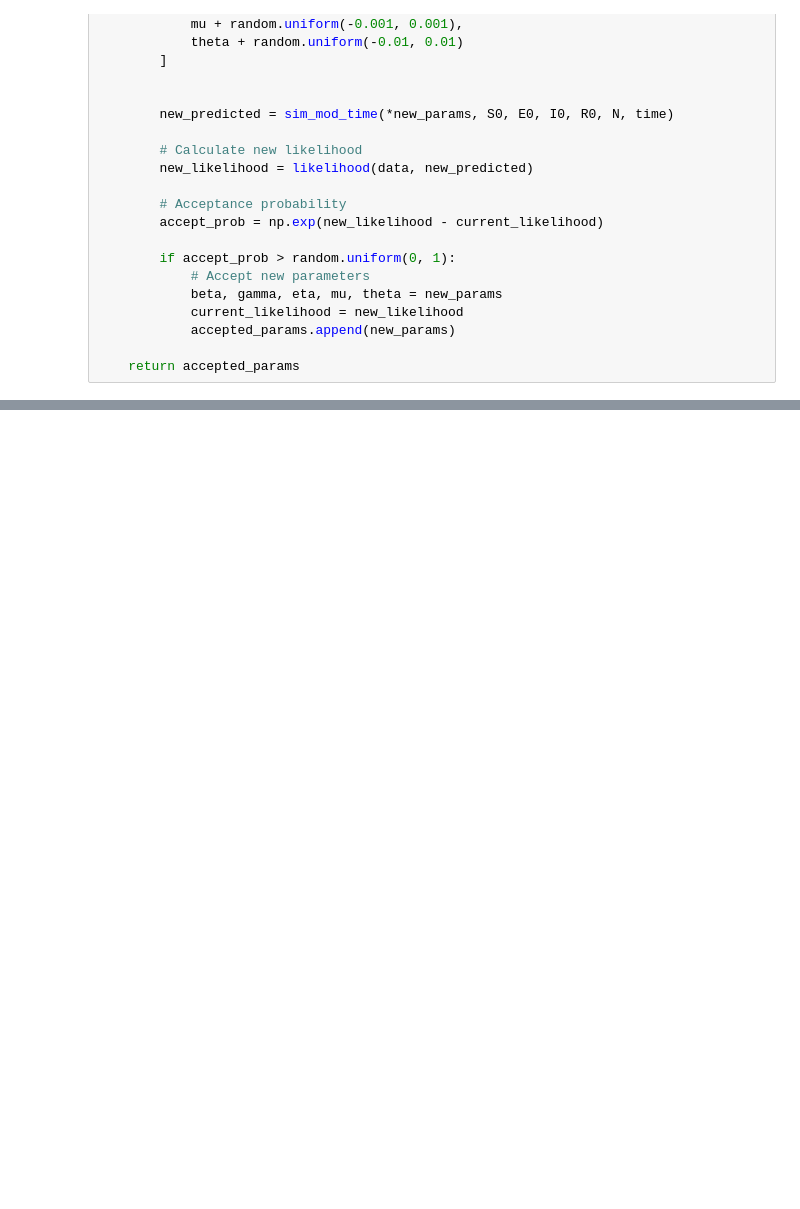
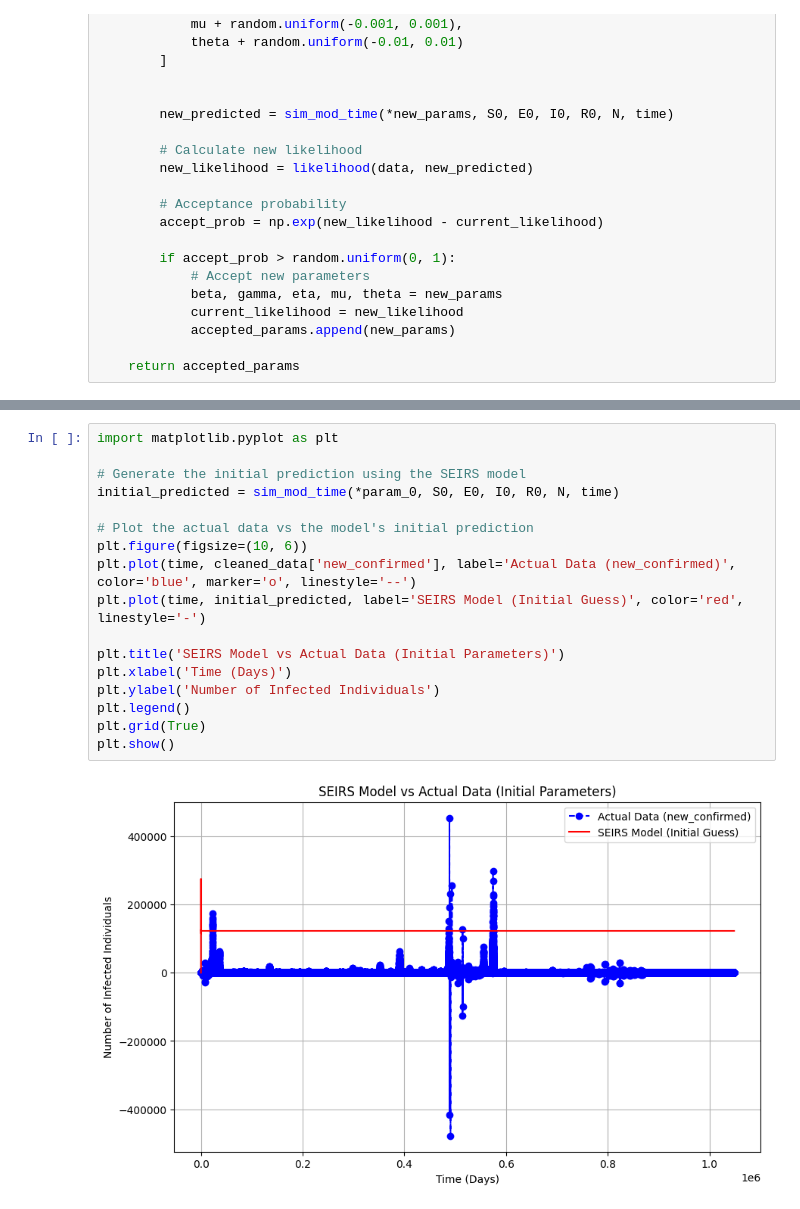
Before and after one commit to Buebito/RSV-and-INFLUENZA-SUPERINFECTION, a Jupyter notebook: MCMC.ipynb, the cells around one changed output, grey strips where cells are left out. Saved outputs shown, nothing was run; the diff lists cells and outputs as text; blank space fills up the shorter version.

```diff
--- a/MCMC.ipynb
+++ b/MCMC.ipynb
@@ -122,0 +123,19 @@ mcmc_results[:5]
+# %%
+import matplotlib.pyplot as plt
+
+# Generate the initial prediction using the SEIRS model
+initial_predicted = sim_mod_time(*param_0, S0, E0, I0, R0, N, time)
+
+# Plot the actual data vs the model's initial prediction
+plt.figure(figsize=(10, 6))
+plt.plot(time, cleaned_data['new_confirmed'], label='Actual Data (new_confirmed)', color='blue', marker='o', linestyle='--')
+plt.plot(time, initial_predicted, label='SEIRS Model (Initial Guess)', color='red', linestyle='-')
+
+plt.title('SEIRS Model vs Actual Data (Initial Parameters)')
+plt.xlabel('Time (Days)')
+plt.ylabel('Number of Infected Individuals')
+plt.legend()
+plt.grid(True)
+plt.show()
+# %% [output]
+[figure, added]
```
Also changed, not shown: parts of 1 cell of this notebook, 5 other files.
